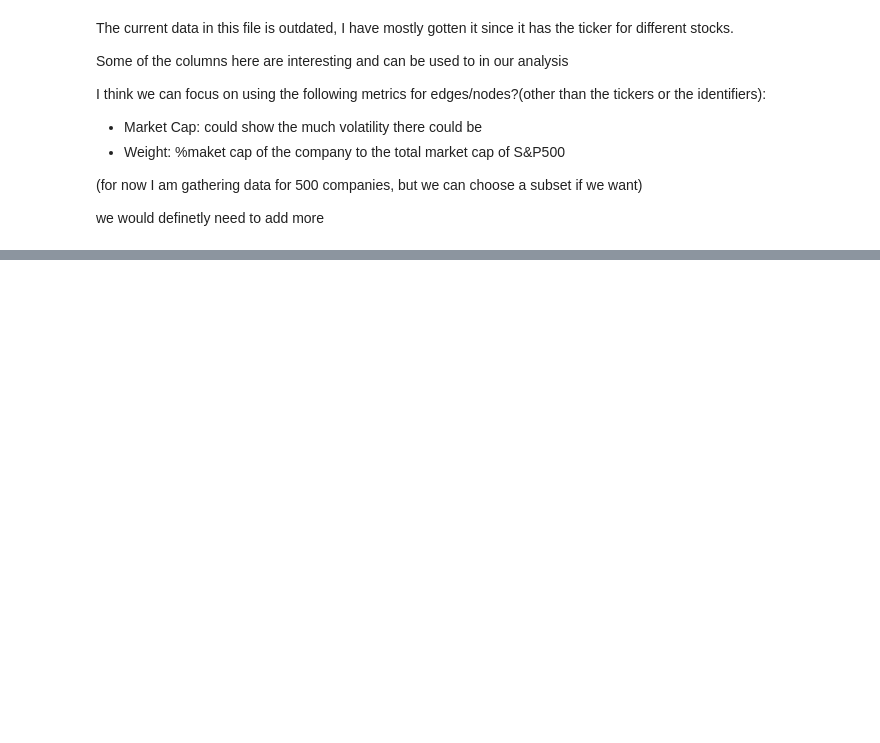
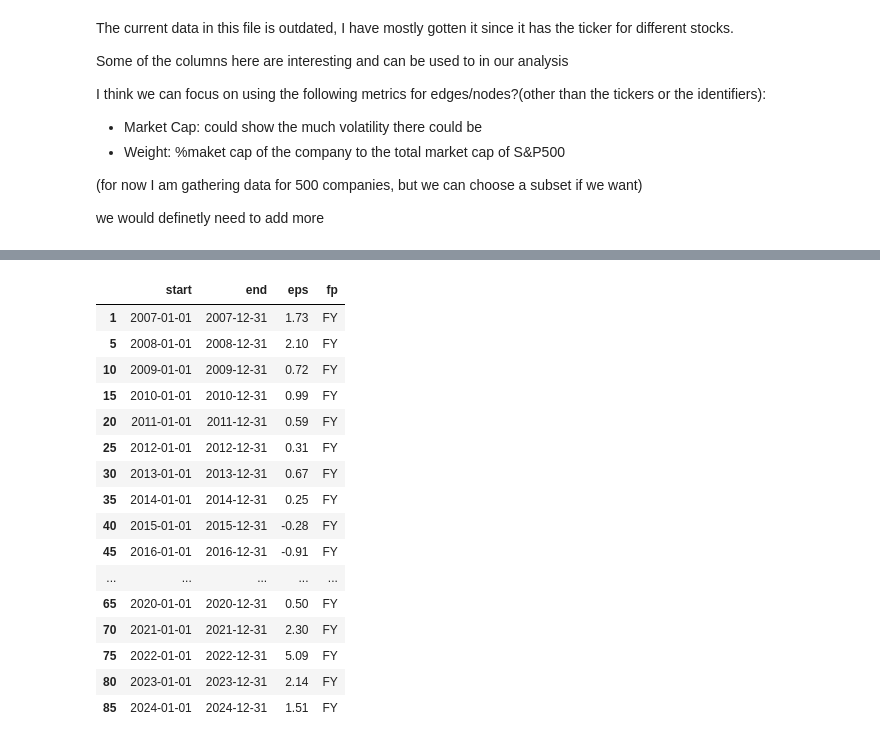
Before and after one commit to hvgupta/COMP4222_F25-26, a Jupyter notebook: research.ipynb, the cells around one changed output, grey strips where cells are left out. Drawn from its saved outputs; the diff is of its cells as text; code cells hidden in the pictures; blank space fills up the shorter version.

```diff
--- a/research.ipynb
+++ b/research.ipynb
@@ -265,2 +289,20 @@ TypeError: 'float' object is not subscriptable
 # %%
-filtered_eps[filtered_eps["fp"] == "Q4"]
+filtered_eps[filtered_eps["fp"] == "FY"]
+# %% [output]
+|  | start | end | eps | fp |
+| 1 | 2007-01-01 | 2007-12-31 | 1.73 | FY |
+| 5 | 2008-01-01 | 2008-12-31 | 2.10 | FY |
+| 10 | 2009-01-01 | 2009-12-31 | 0.72 | FY |
+| 15 | 2010-01-01 | 2010-12-31 | 0.99 | FY |
+| 20 | 2011-01-01 | 2011-12-31 | 0.59 | FY |
+| 25 | 2012-01-01 | 2012-12-31 | 0.31 | FY |
+| 30 | 2013-01-01 | 2013-12-31 | 0.67 | FY |
+| 35 | 2014-01-01 | 2014-12-31 | 0.25 | FY |
+| 40 | 2015-01-01 | 2015-12-31 | -0.28 | FY |
+| 45 | 2016-01-01 | 2016-12-31 | -0.91 | FY |
+| ... | ... | ... | ... | ... |
+| 65 | 2020-01-01 | 2020-12-31 | 0.50 | FY |
+| 70 | 2021-01-01 | 2021-12-31 | 2.30 | FY |
+| 75 | 2022-01-01 | 2022-12-31 | 5.09 | FY |
+| 80 | 2023-01-01 | 2023-12-31 | 2.14 | FY |
+| 85 | 2024-01-01 | 2024-12-31 | 1.51 | FY |
```
Also changed, not shown: parts of 5 cells of this notebook, 2 other files.
